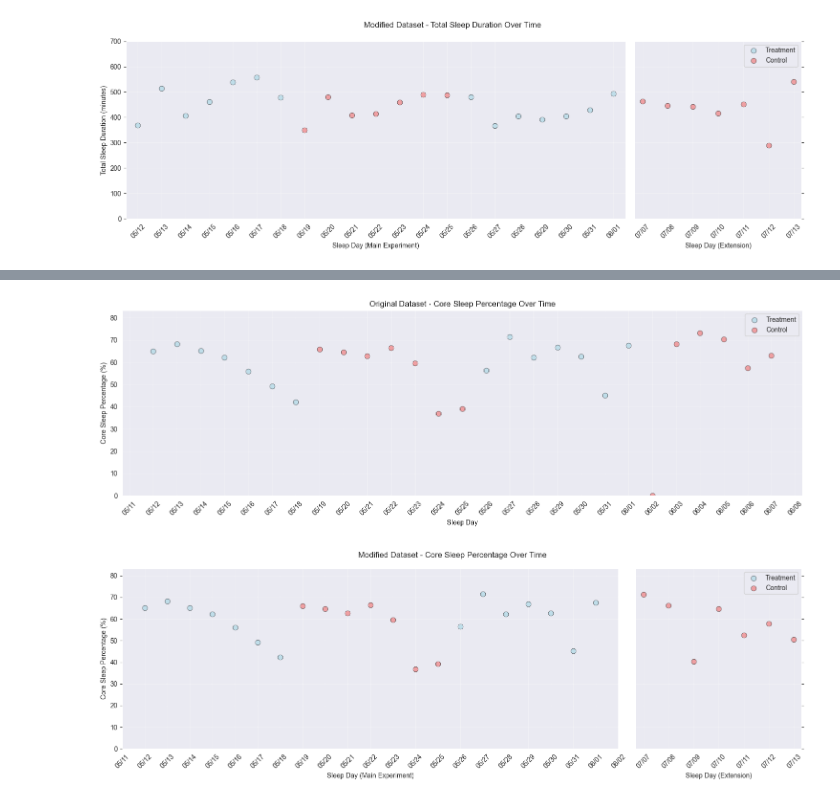
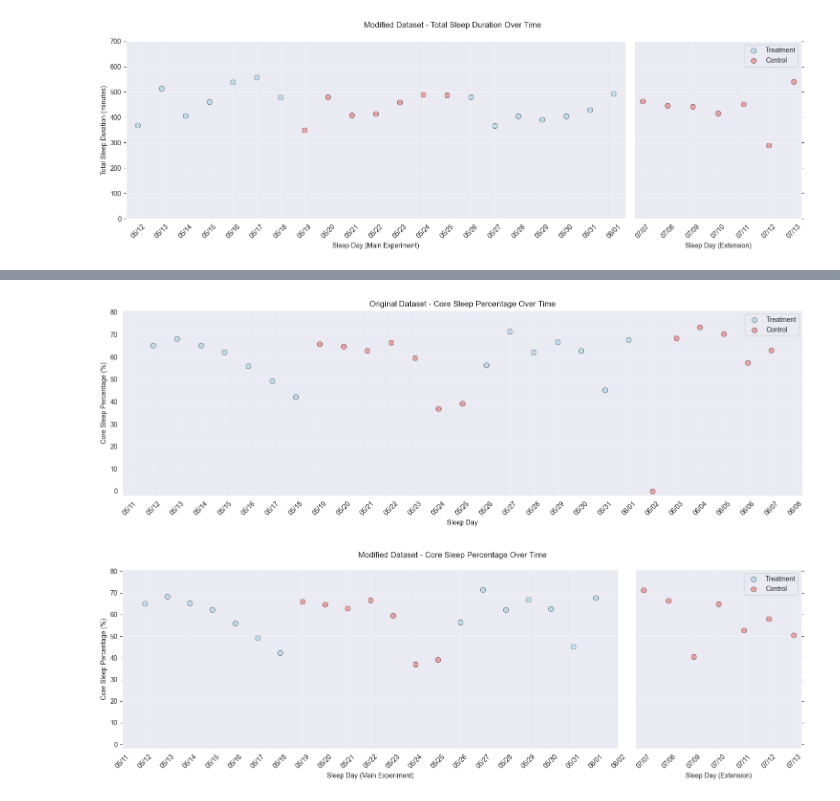
Before and after one commit to cezary17/nof1-analysis-py, a Jupyter notebook: analysis/analyze_data.ipynb, the cells around one changed output, grey strips where cells are left out. Saved outputs shown, nothing was run; the diff lists cells and outputs as text; code cells hidden in the pictures.

```diff
--- a/analysis/analyze_data.ipynb
+++ b/analysis/analyze_data.ipynb
@@ -703,7 +703,7 @@ control_core_percentage = control_data["core_sleep_percentage"].to_numpy()
 # Calculate y-axis limits for Core sleep percentage
 all_core_data = np.concatenate([treatment_core_percentage, control_core_percentage])
 core_min, core_max = np.min(all_core_data), np.max(all_core_data)
-core_ylim_min, core_ylim_max = max(0, core_min - 10), core_max + 10
+core_ylim_min, core_ylim_max = -2, core_max + 7.5
 
 ax1.scatter(treatment_dates, treatment_core_percentage, color='lightblue', alpha=0.7, s=60, label='Treatment', edgecolors='black', linewidth=0.5)
 ax1.scatter(control_dates, control_core_percentage, color='lightcoral', alpha=0.7, s=60, label='Control', edgecolors='black', linewidth=0.5)
@@ -761,32 +761,32 @@ if len(extension_treatment_dates) > 0:
 ax2.spines['right'].set_visible(False)
 ax3.spines['left'].set_visible(False)
 ax2.yaxis.tick_left()
 ax2.tick_params(labelright=False)
 ax3.yaxis.tick_right()
 ax3.tick_params(labelleft=False)
 
 # Format x-axis for broken axis plots
 ax2.xaxis.set_major_locator(mdates.DayLocator())
 ax2.xaxis.set_major_formatter(mdates.DateFormatter('%m/%d'))
 ax3.xaxis.set_major_locator(mdates.DayLocator())
 ax3.xaxis.set_major_formatter(mdates.DateFormatter('%m/%d'))
 
 # Set labels and titles
 ax2.set_xlabel('Sleep Day (Main Experiment)')
 ax2.set_ylabel('Core Sleep Percentage (%)')
 ax3.set_xlabel('Sleep Day (Extension)')
 ax3.legend(loc='upper right')
 ax2.grid(True, alpha=0.3)
 ax3.grid(True, alpha=0.3)
 ax2.tick_params(axis='x', rotation=45)
 ax3.tick_params(axis='x', rotation=45)
 
 # Set overall title
 fig2.suptitle('Modified Dataset - Core Sleep Percentage Over Time')
 
 plt.tight_layout()
 plt.savefig("../figures/sleep_time/core_sleep_percentage_scatter_plots.png", dpi=300, bbox_inches='tight')
 plt.show()
 # %% [output]
-[figure, old version]
+[figure, new version]
-[figure, old version]
+[figure, new version]
```
Also changed, not shown: parts of 2 cells of this notebook, 7 other files.
